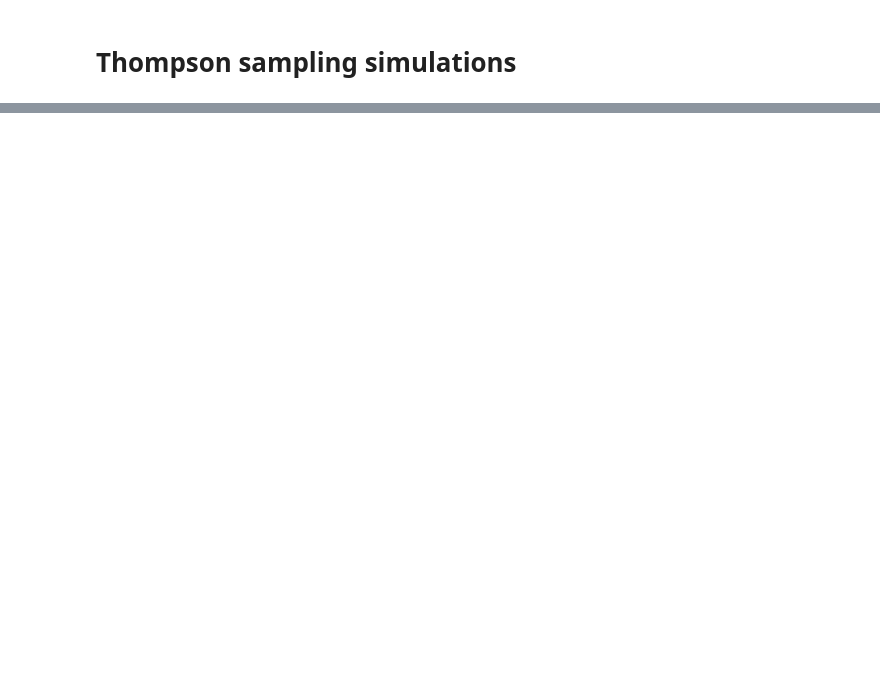
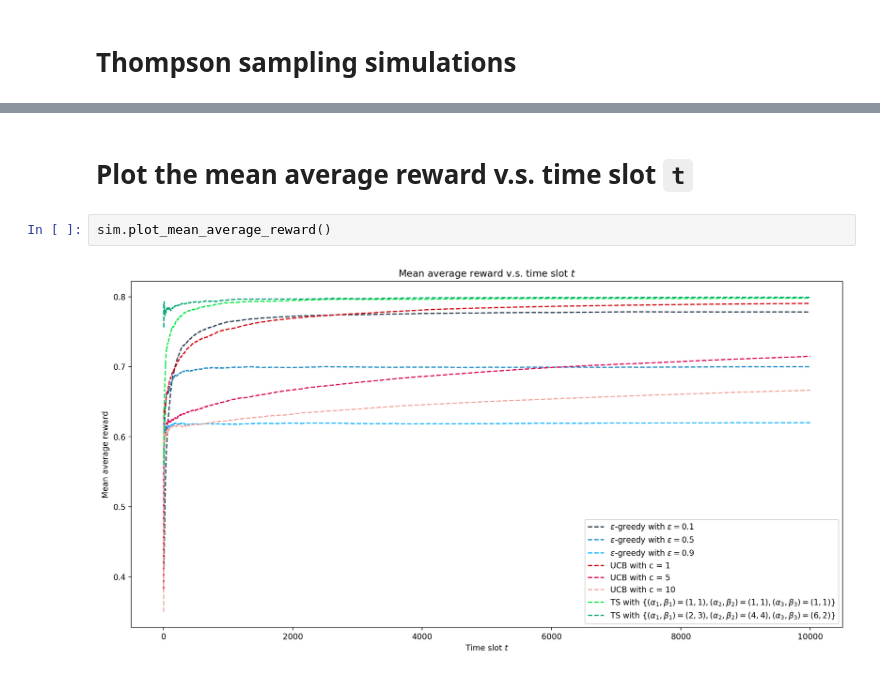
Before and after one commit to WinDerek/awesome-multi-armed-bandit, a Jupyter notebook: bandit_project/three_armed_bandit.ipynb, the cells around one changed output, grey strips where cells are left out. Drawn from its saved outputs; the diff is of its cells as text; blank space fills up the shorter version.

```diff
--- a/bandit_project/three_armed_bandit.ipynb
+++ b/bandit_project/three_armed_bandit.ipynb
@@ -98,0 +182,6 @@ Agent 'TS with $\{(\alpha_1, \beta_1) = (2, 3), (\alpha_2, \beta_2) = (4, 4), (\
+# %% [markdown]
+# Plot the mean average reward v.s. time slot `t`
+# %%
+sim.plot_mean_average_reward()
+# %% [output]
+[figure, added]
```
Also changed, not shown: parts of 16 cells of this notebook, 4 other files.
